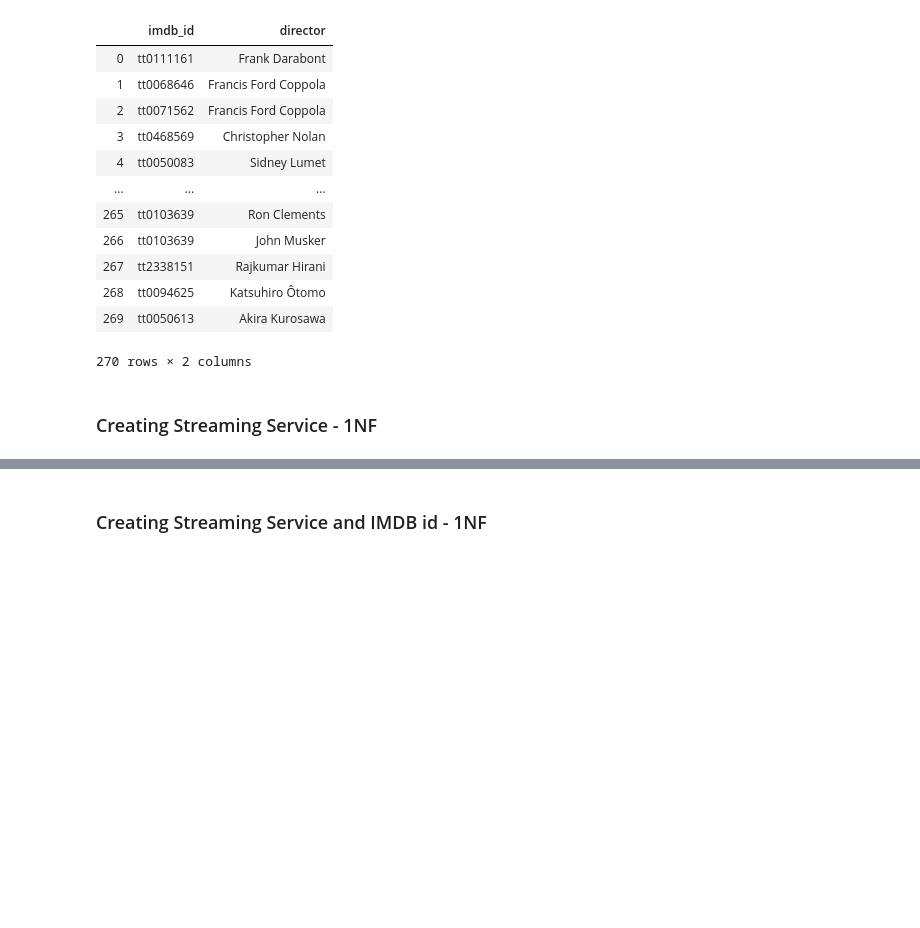
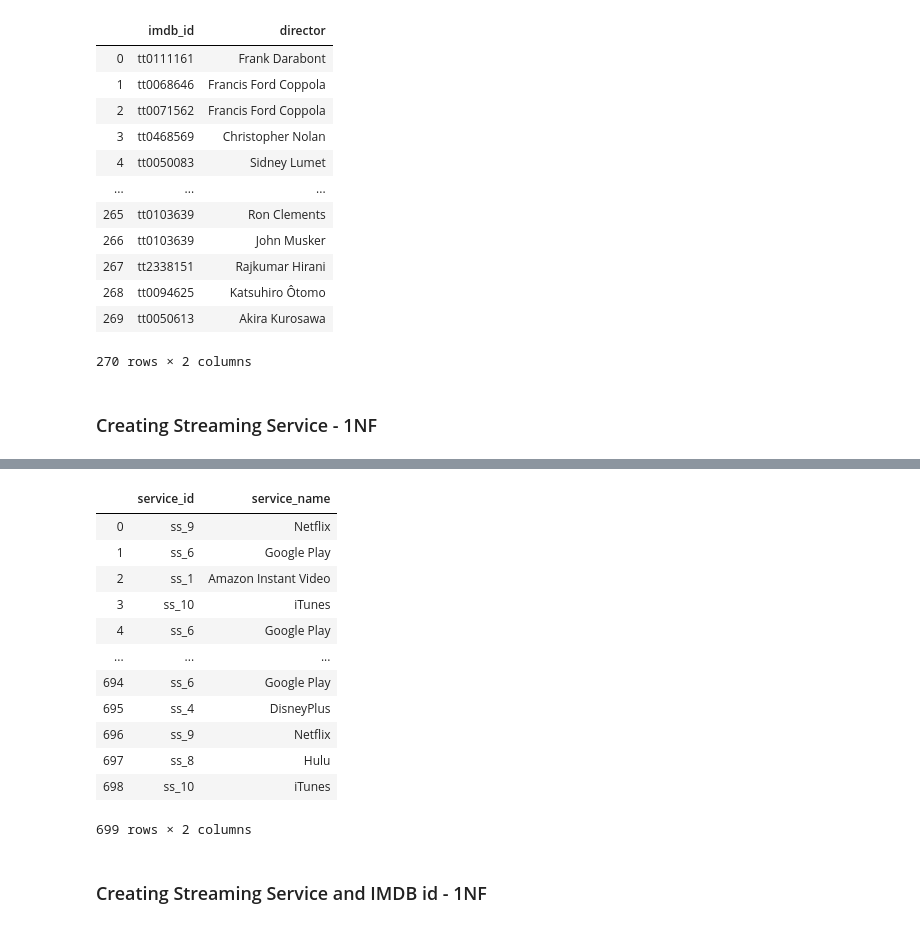
Before and after one commit to Latha-G/ETL-Project, a Jupyter notebook: Transform.ipynb, the cells around one changed output, grey strips where cells are left out. Saved outputs shown, nothing was run; the diff lists cells and outputs as text; code cells hidden in the pictures; blank space fills up the shorter version.

```diff
--- a/Transform.ipynb
+++ b/Transform.ipynb
@@ -265,2 +219,70 @@ df_service
+# %%
+# Show IMDB id, Title, Streaming service
+df_streaming = df_raw_service[['IMDb ID', 'Title', 'Streaming Service']].copy()
+
+# Tranforming streaming service column by splitting string
+service_df = df_streaming['Streaming Service'].str.split("IVAUS", expand=True)
+
+# Naming columns
+service_df.columns = ['number', 'string']
+
+# Dropping minutes
+service_df = service_df.drop(columns = 'string')
+
+# Renaming column headers
+df_streaming = df_streaming.rename(columns = {'IMDb ID': 'imdb_id',
+                                     'Title': 'title',
+                                     'Streaming Service': 'service_name'
+                                    })
+
+# Combining dataframes by assign function
+df_combined_streaming = df_streaming.assign(service_name = service_df)
+
+# creaing a blank series
+service_id = pd.Series([])
+
+# Running a for loop and assigning some values to series
+for i in range(len(df_combined_streaming)):
+    if df_combined_streaming['service_name'][i] == 'Amazon Instant Video':
+        service_id[i] = "ss_1"
+    elif df_combined_streaming['service_name'][i] == 'Amazon Prime Video':
+        service_id[i] = "ss_2"
+    elif df_combined_streaming['service_name'][i] == 'AtomTickets':
+        service_id[i] = "ss_3"
+    elif df_combined_streaming['service_name'][i] == 'DisneyPlus':
+        service_id[i] = "ss_4"
+    elif df_combined_streaming['service_name'][i] == 'FandangoMovies':
+        service_id[i] = "ss_5"
+    elif df_combined_streaming['service_name'][i] == 'Google Play':
+        service_id[i] = "ss_6"
+    elif df_combined_streaming['service_name'][i] == 'HBO':
+        service_id[i] = "ss_7"
+    elif df_combined_streaming['service_name'][i] == 'Hulu':
+        service_id[i] = "ss_8"
+    elif df_combined_streaming['service_name'][i] == 'Netflix':
+        service_id[i] = "ss_9"
+    elif df_combined_streaming['service_name'][i] == 'iTunes':
+        service_id[i] = "ss_10"
+
+# Inserting new columns with values of the list from above
+df_combined_streaming.insert(3, "service_id", service_id)
+
+# Show service id and streaming service name
+df_streaming_service = df_combined_streaming [['service_id','service_name']]
+df_streaming_service
+# %% [output]
+|  | service_id | service_name |
+| 0 | ss_9 | Netflix |
+| 1 | ss_6 | Google Play |
+| 2 | ss_1 | Amazon Instant Video |
+| 3 | ss_10 | iTunes |
+| 4 | ss_6 | Google Play |
+| ... | ... | ... |
+| 694 | ss_6 | Google Play |
+| 695 | ss_4 | DisneyPlus |
+| 696 | ss_9 | Netflix |
+| 697 | ss_8 | Hulu |
+| 698 | ss_10 | iTunes |
+699 rows × 2 columns
 # %% [markdown]
 ### Creating Streaming Service and IMDB id - 1NF
```
Also changed, not shown: parts of 6 cells of this notebook.
